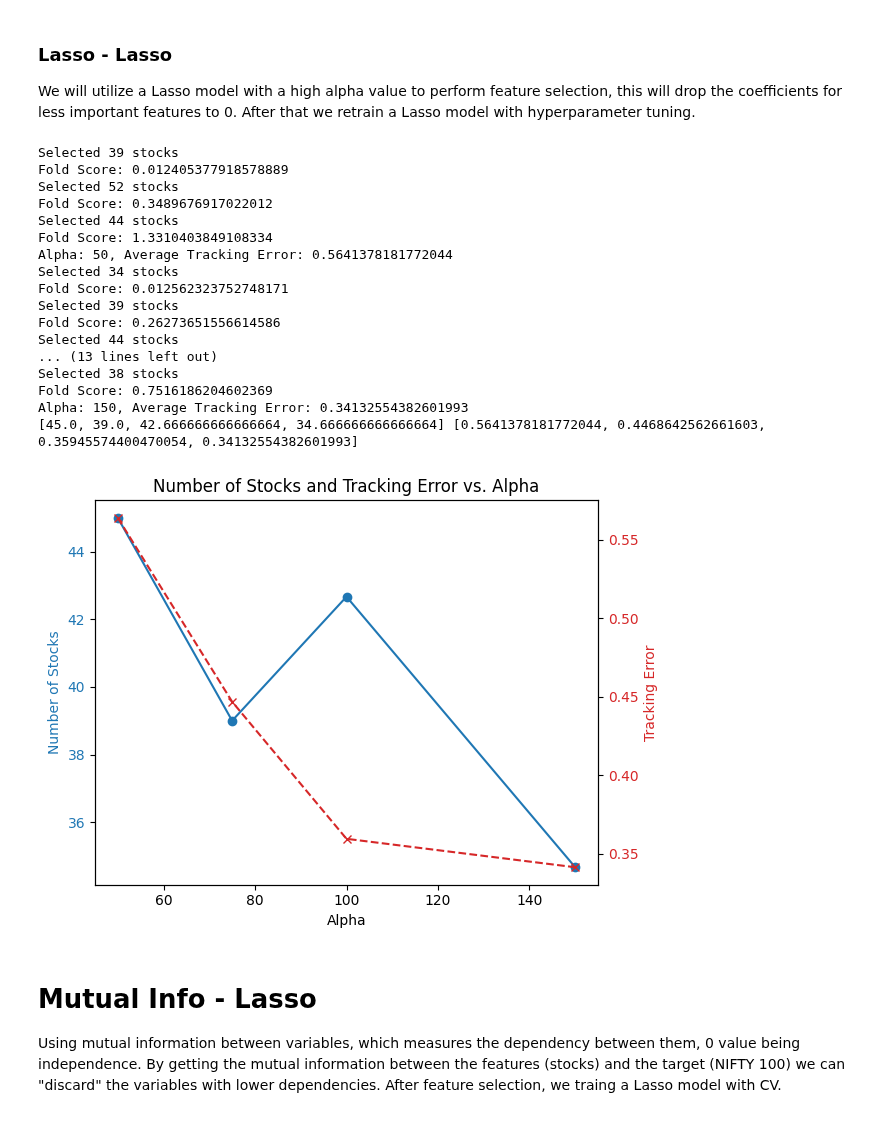
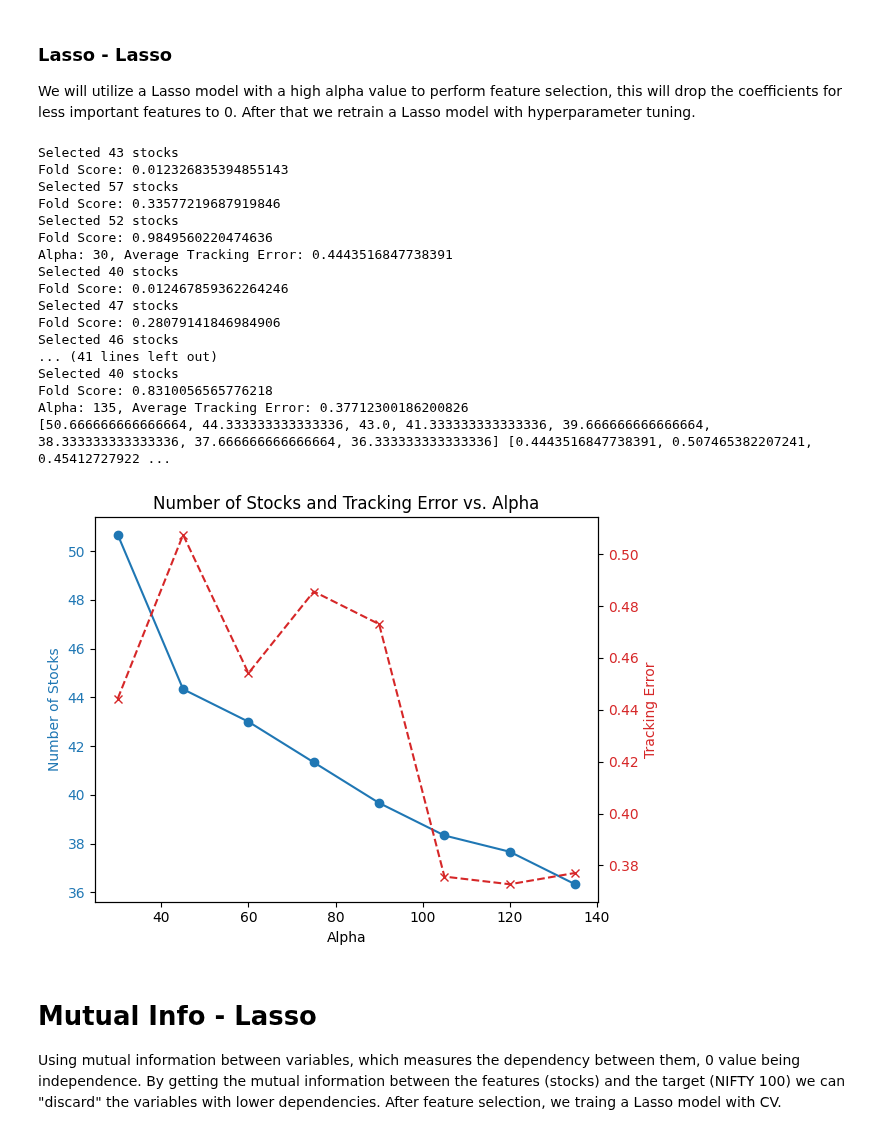
Before and after one commit to dbriito13/CSCA5622, a Jupyter notebook: nifty-50-partial-replication.ipynb, the cells around one changed output. Saved outputs shown, nothing was run; the diff lists cells and outputs as text; code cells hidden in the pictures.

Commit message:
Expanded number of experiments of Lasso-Lasso approach

```diff
--- a/nifty-50-partial-replication.ipynb
+++ b/nifty-50-partial-replication.ipynb
@@ -147,7 +147,7 @@ def Lasso_Lasso(alpha, X, y):
         y_train_cv, y_test_cv = y.iloc[train_index], y.iloc[test_index]
 
         # Feature selection with alpha from list
-        lasso_fs = Lasso(alpha=alpha, max_iter=10000)
+        lasso_fs = Lasso(alpha=alpha, max_iter=15000)
         lasso_fs.fit(X_train_cv, y_train_cv)
 
         selector = SelectFromModel(lasso_fs, threshold=0.05, max_features=None)  # Adjust threshold as needed
@@ -160,7 +160,7 @@ def Lasso_Lasso(alpha, X, y):
         stocks.append(selected_features)
 
         # Train model on the fold with reduced feature space
-        lasso = LassoCV(alphas=[0.1, 0.25, 0.5, 1, 5], max_iter=10000)
+        lasso = LassoCV(alphas=[0.1, 0.25, 0.5, 1, 2.5, 5], max_iter=15000)
         lasso.fit(X_selected_train, y_train_cv)
 
         y_pred = lasso.predict(X_selected_test)
@@ -184,57 +184,57 @@ def Lasso_Lasso(alpha, X, y):
 X = df_total.drop(columns=['NIFTY 50', 'NIFTY BANK', 'NIFTY_100'])
 y = df_total['NIFTY_100']
 
-alphas = [50, 75, 100, 150]
+alphas = [30, 45, 60, 75, 90, 105, 120, 135]
 tracking_errors = []
 num_stocks_list = []
 
 for alpha in alphas:
     _, num_stocks, tracking_err = Lasso_Lasso(alpha, X, y)
     num_stocks_list.append(num_stocks)
     tracking_errors.append(tracking_err)
 
 print(num_stocks_list, tracking_errors)
 
 # Plotting the results
 fig, ax1 = plt.subplots()
 
 # Plotting number of stocks on the primary y-axis
 color = 'tab:blue'
 ax1.set_xlabel('Alpha')
 ax1.set_ylabel('Number of Stocks', color=color)
 ax1.plot(alphas, num_stocks_list, color=color, marker='o', label='Number of Stocks')
 ax1.tick_params(axis='y', labelcolor=color)
 
 # Creating a second y-axis for tracking error
 ax2 = ax1.twinx()
 color = 'tab:red'
 ax2.set_ylabel('Tracking Error', color=color)
 ax2.plot(alphas, tracking_errors, color=color, marker='x', linestyle='--', label='Tracking Error')
 ax2.tick_params(axis='y', labelcolor=color)
 
 # Adding a title and legend
 plt.title('Number of Stocks and Tracking Error vs. Alpha')
 fig.tight_layout()  # Adjust layout to prevent overlap
 plt.show()
 # %% [output]
-Selected 39 stocks
-Fold Score: 0.012405377918578889
+Selected 43 stocks
+Fold Score: 0.012326835394855143
+Selected 57 stocks
+Fold Score: 0.33577219687919846
 Selected 52 stocks
-Fold Score: 0.3489676917022012
-Selected 44 stocks
-Fold Score: 1.3310403849108334
-Alpha: 50, Average Tracking Error: 0.5641378181772044
-Selected 34 stocks
-Fold Score: 0.012562323752748171
-Selected 39 stocks
-Fold Score: 0.26273651556614586
-Selected 44 stocks
-... (13 lines left out)
-Selected 38 stocks
-Fold Score: 0.7516186204602369
-Alpha: 150, Average Tracking Error: 0.34132554382601993
-[45.0, 39.0, 42.666666666666664, 34.666666666666664] [0.5641378181772044, 0.4468642562661603, 0.35945574400470054, 0.34132554382601993]
+Fold Score: 0.9849560220474636
+Alpha: 30, Average Tracking Error: 0.4443516847738391
+Selected 40 stocks
+Fold Score: 0.012467859362264246
+Selected 47 stocks
+Fold Score: 0.28079141846984906
+Selected 46 stocks
+... (41 lines left out)
+Selected 40 stocks
+Fold Score: 0.8310056565776218
+Alpha: 135, Average Tracking Error: 0.37712300186200826
+[50.666666666666664, 44.333333333333336, 43.0, 41.333333333333336, 39.666666666666664, 38.333333333333336, 37.666666666666664, 36.333333333333336] [0.4443516847738391, 0.507465382207241, 0.45412727922 ...
-[figure, old version]
+[figure, new version]
 # %% [markdown]
 # Mutual Info - Lasso
 Using mutual information between variables, which measures the dependency between them, 0 value being independence. By getting the mutual information between the features (stocks) and the target (NIFTY 100) we can "discard" the variables with lower dependencies. After feature selection, we traing a Lasso model with CV.
```
